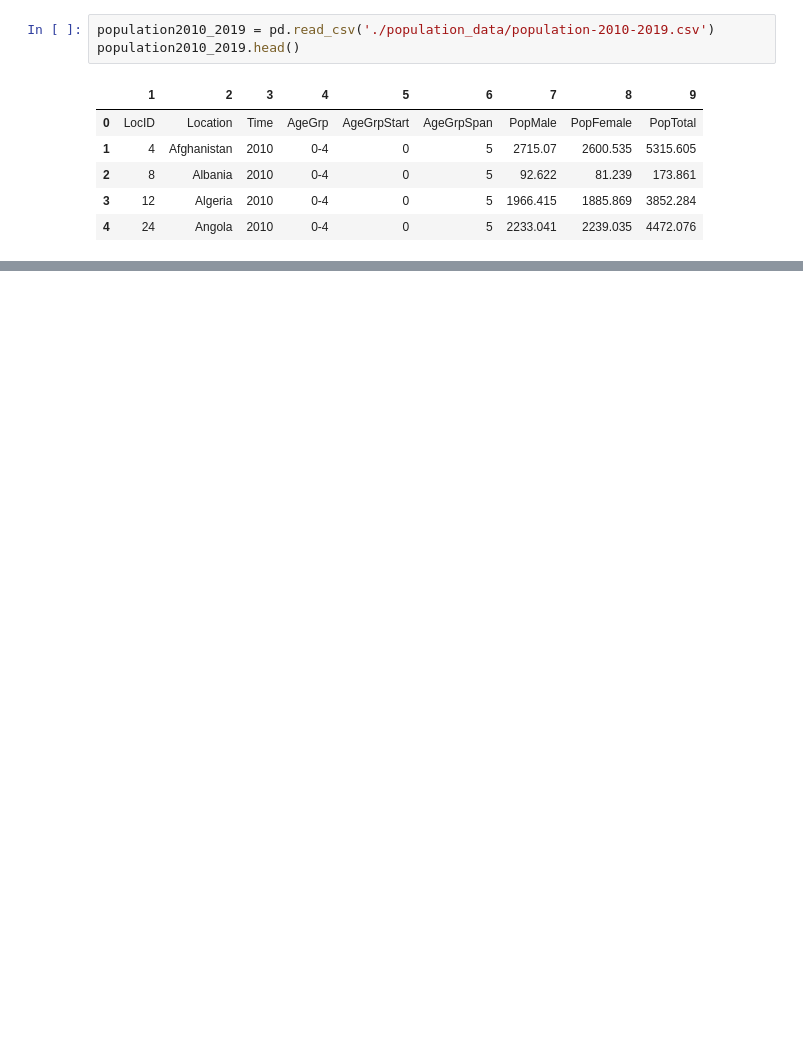
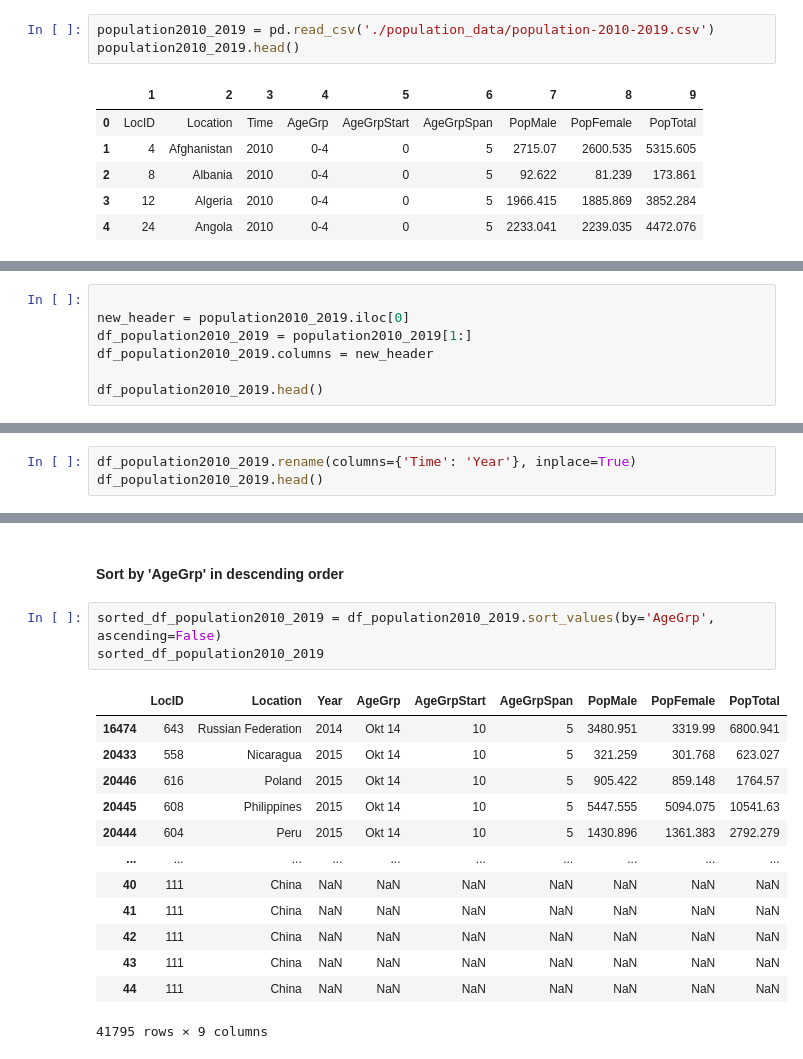
Before and after one commit to ramakant-bw/da20_python_task9, a Jupyter notebook: population-2010-2019.ipynb, the cells around one changed output, grey strips where cells are left out. Saved outputs shown, nothing was run; the diff lists cells and outputs as text; blank space fills up the shorter version.

Commit message:
population 2010-2019 file clened

```diff
--- a/population-2010-2019.ipynb
+++ b/population-2010-2019.ipynb
@@ -12,0 +19,7 @@ population2010_2019.head()
+# %%
+
+new_header = population2010_2019.iloc[0]
+df_population2010_2019 = population2010_2019[1:]
+df_population2010_2019.columns = new_header
+
+df_population2010_2019.head()
@@ -12,0 +35,3 @@ population2010_2019.head()
+# %%
+df_population2010_2019.rename(columns={'Time': 'Year'}, inplace=True)
+df_population2010_2019.head()
@@ -12,0 +76,19 @@ population2010_2019.head()
+# %% [markdown]
+#### Sort by 'AgeGrp' in descending order
+# %%
+sorted_df_population2010_2019 = df_population2010_2019.sort_values(by='AgeGrp', ascending=False)
+sorted_df_population2010_2019
+# %% [output]
+|  | LocID | Location | Year | AgeGrp | AgeGrpStart | AgeGrpSpan | PopMale | PopFemale | PopTotal |
+| 16474 | 643 | Russian Federation | 2014 | Okt 14 | 10 | 5 | 3480.951 | 3319.99 | 6800.941 |
+| 20433 | 558 | Nicaragua | 2015 | Okt 14 | 10 | 5 | 321.259 | 301.768 | 623.027 |
+| 20446 | 616 | Poland | 2015 | Okt 14 | 10 | 5 | 905.422 | 859.148 | 1764.57 |
+| 20445 | 608 | Philippines | 2015 | Okt 14 | 10 | 5 | 5447.555 | 5094.075 | 10541.63 |
+| 20444 | 604 | Peru | 2015 | Okt 14 | 10 | 5 | 1430.896 | 1361.383 | 2792.279 |
+| ... | ... | ... | ... | ... | ... | ... | ... | ... | ... |
+| 40 | 111 | China | NaN | NaN | NaN | NaN | NaN | NaN | NaN |
+| 41 | 111 | China | NaN | NaN | NaN | NaN | NaN | NaN | NaN |
+| 42 | 111 | China | NaN | NaN | NaN | NaN | NaN | NaN | NaN |
+| 43 | 111 | China | NaN | NaN | NaN | NaN | NaN | NaN | NaN |
+| 44 | 111 | China | NaN | NaN | NaN | NaN | NaN | NaN | NaN |
+41795 rows × 9 columns
```
Also changed, not shown: parts of 19 cells of this notebook.
